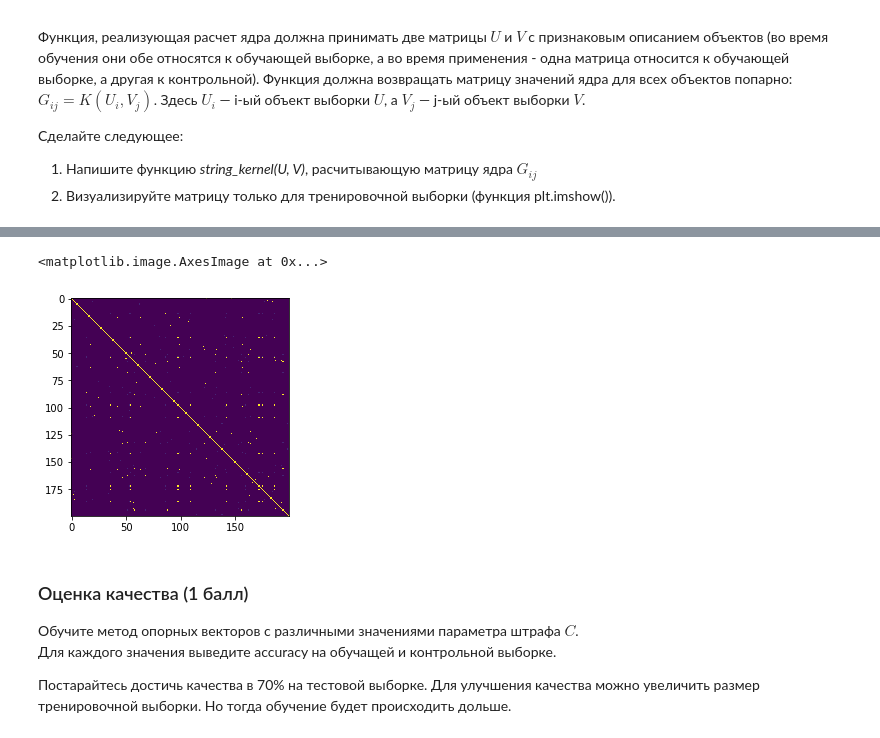
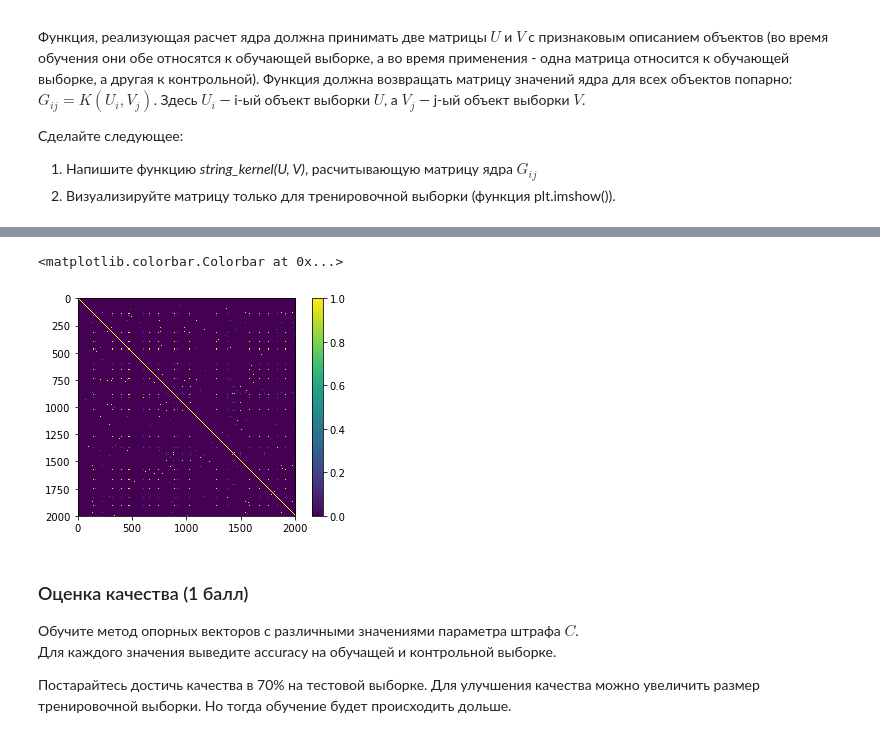
Before and after one commit to BobrG/IreneGit, a Jupyter notebook: hw1-svm.ipynb, the cells around one changed output, grey strips where cells are left out. Saved outputs shown, nothing was run; the diff lists cells and outputs as text; code cells hidden in the pictures.

```diff
--- a/hw1-svm.ipynb
+++ b/hw1-svm.ipynb
@@ -387,7 +424,7 @@ data_.head(5)
 # %%
 data_redused = data_[:2500]
-X_train, X_test, y_train, y_test = train_test_split(np.asarray(data_redused.index),
-                                                    np.asarray(data_redused['label']),
+X_train, X_test, y_train, y_test = train_test_split(np.asarray(data_redused.index).reshape(-1,1),
+                                                    np.asarray(data_redused['label']).reshape(-1,1),
                                                     test_size=0.2, random_state=RND_SEED)
 # %% [markdown]
 ### Расчет ядра (2 балла)
@@ -404,19 +441,3 @@ X_train, X_test, y_train, y_test = train_test_split(np.asarray(data_redused.inde
 Сделайте следующее:
 1. Напишите функцию *string_kernel(U, V)*, расчитывающую матрицу ядра $G_{ij}$
 2. Визуализируйте матрицу только для тренировочной выборки (функция plt.imshow()).
-# %%
-import editdistance as ed
-#G_ij = K(U_i, V_j)
-def string_kernel(U, V):
-#    G = np.zeros((len(U), len(V)))
-    f = np.vectorize(lambda a, b: np.exp(-a**2/ 2*b))
-    indi = 0
-#     for i in U:
-#         indj = 0
-#         for j in V:
-#             G[indi][indj] = ed.eval(data_.iloc[i].word, data_.iloc[j].word)
-#             indj += 1
-#         indi += 1
-    G = np.array([[ed.eval(data_.iloc[i].word, data_.iloc[j].word) for j in V] for i in U])
-    G = f(G, np.var(G))
-    return G
@@ -446,0 +444,15 @@ array([[  1.00000000e+00,   2.42778565e-49,   3.18516455e-64, ...,
+# %%
+import editdistance as ed
+#G_ij = K(U_i, V_j)
+# I will be using RBF kernel to inverse distance computed by editdistance.eval
+# RBF kernel: exp(-gamma * distance**2)
+# I divided kernel on two functions beacause it takes a lot of time to compute
+# distance matrix, so I will do it once and the just use second function to inverse these distances
+def string_kernel(U, V):
+    G = np.asarray([[ed.eval(data_.iloc[i[0]].word, data_.iloc[j[0]].word) for j in V] for i in U])
+    return G
+def invert_distance(M, gamma):
+    return np.exp(-gamma*(M**2))
+# %%
+G_ = string_kernel(X_train, X_train)
+G_ = invert_distance(G_, 1.1)
@@ -447,8 +475,9 @@ array([[  1.00000000e+00,   2.42778565e-49,   3.18516455e-64, ...,
 # %%
-plt.imshow(G_train)
+plt.imshow(G_)
+plt.colorbar()
 # %% [output]
-<matplotlib.image.AxesImage at 0x...>
+<matplotlib.colorbar.Colorbar at 0x...>
-[figure, old version]
+[figure, new version]
 # %% [markdown]
 ### Оценка качества (1 балл)
 
```
Also changed, not shown: parts of 47 cells of this notebook, 1 other file.
